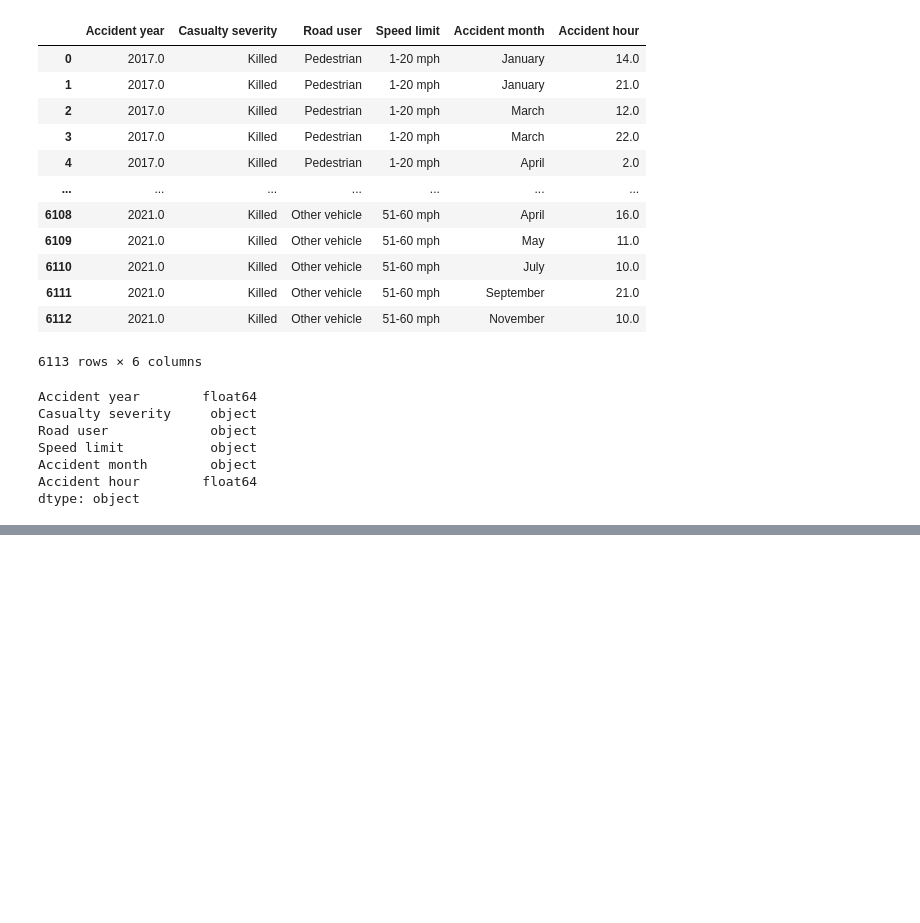
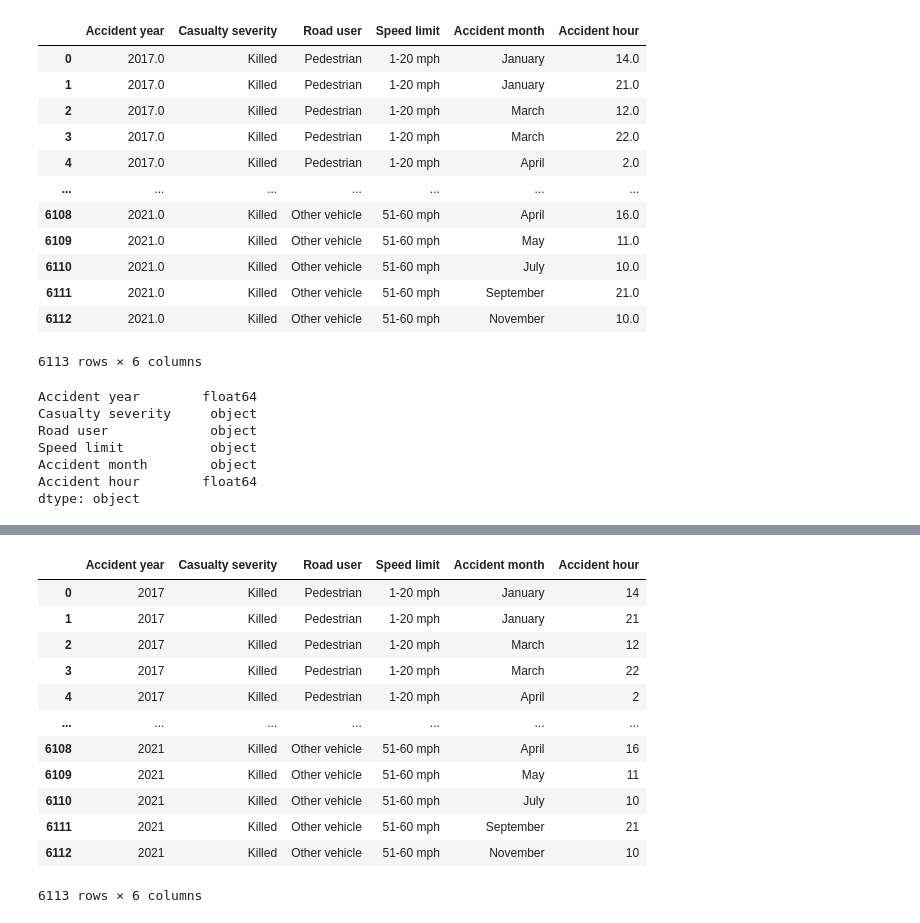
Before and after one commit to lishanisrikaran/project-1, a Jupyter notebook: road_deaths - clean up process.ipynb, the cells around one changed output, grey strips where cells are left out. Saved outputs shown, nothing was run; the diff lists cells and outputs as text; code cells hidden in the pictures; blank space fills up the shorter version.

```diff
--- a/road_deaths - clean up process.ipynb
+++ b/road_deaths - clean up process.ipynb
@@ -136 +164,18 @@ Accident hour         int64
 dtype: object
+# %%
+# final casualties2 (cleaned)
+casualties2_df
+# %% [output]
+|  | Accident year | Casualty severity | Road user | Speed limit | Accident month | Accident hour |
+| 0 | 2017 | Killed | Pedestrian | 1-20 mph | January | 14 |
+| 1 | 2017 | Killed | Pedestrian | 1-20 mph | January | 21 |
+| 2 | 2017 | Killed | Pedestrian | 1-20 mph | March | 12 |
+| 3 | 2017 | Killed | Pedestrian | 1-20 mph | March | 22 |
+| 4 | 2017 | Killed | Pedestrian | 1-20 mph | April | 2 |
+| ... | ... | ... | ... | ... | ... | ... |
+| 6108 | 2021 | Killed | Other vehicle | 51-60 mph | April | 16 |
+| 6109 | 2021 | Killed | Other vehicle | 51-60 mph | May | 11 |
+| 6110 | 2021 | Killed | Other vehicle | 51-60 mph | July | 10 |
+| 6111 | 2021 | Killed | Other vehicle | 51-60 mph | September | 21 |
+| 6112 | 2021 | Killed | Other vehicle | 51-60 mph | November | 10 |
+6113 rows × 6 columns
```
Also changed, not shown: parts of 7 cells of this notebook, 1 other file.
